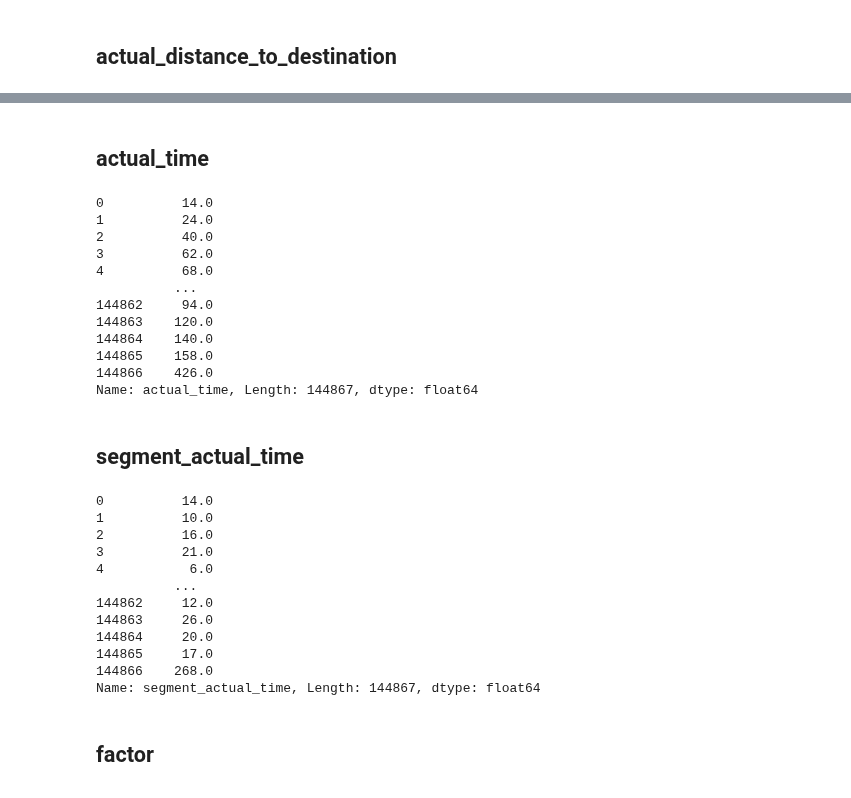
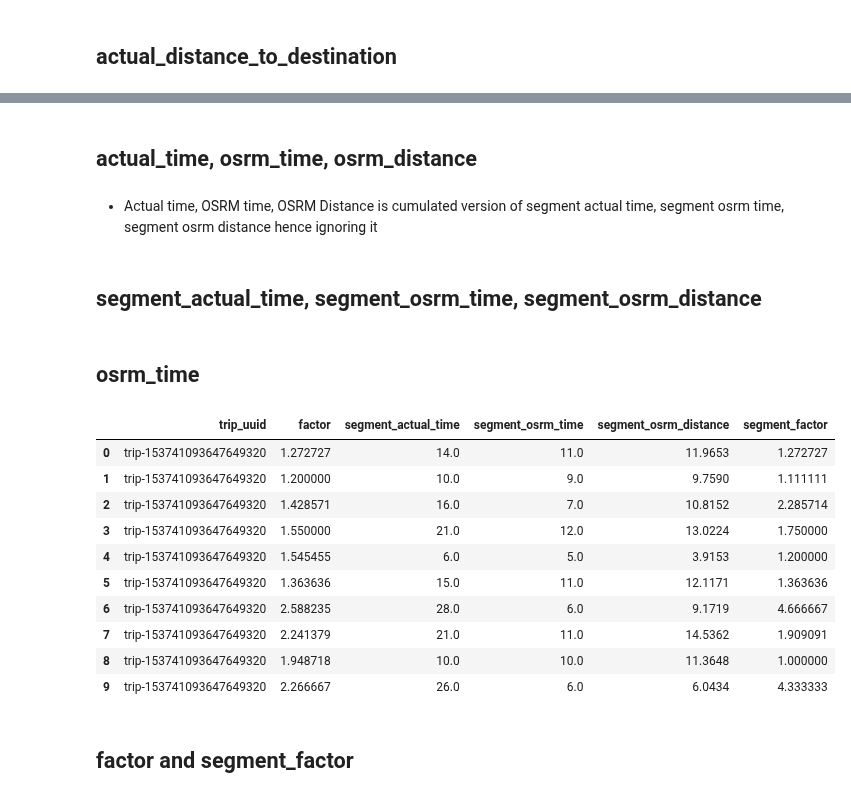
Before and after one commit to muthuganeshece/Business-Case-Study, a Jupyter notebook: Delhivery/Notebook/Delhivery_FeatureEngineering.ipynb, the cells around one changed output, grey strips where cells are left out. Saved outputs shown, nothing was run; the diff lists cells and outputs as text; code cells hidden in the pictures.

```diff
--- a/Delhivery/Notebook/Delhivery_FeatureEngineering.ipynb
+++ b/Delhivery/Notebook/Delhivery_FeatureEngineering.ipynb
@@ -408,34 +416,6 @@ sns.boxplot(data=data, x = 'actual_distance_to_destination')
 # %% [markdown]
-## actual_time
+## actual_time, osrm_time, osrm_distance
-# %%
-data['actual_time']
-# %% [output]
-0          14.0
-1          24.0
-2          40.0
-3          62.0
-4          68.0
-          ...
-144862     94.0
-144863    120.0
-144864    140.0
-144865    158.0
-144866    426.0
-Name: actual_time, Length: 144867, dtype: float64
+# %% [markdown]
+- Actual time, OSRM time, OSRM Distance is cumulated version of segment actual time, segment osrm time, segment osrm distance hence ignoring it
 # %% [markdown]
-## segment_actual_time
+## segment_actual_time, segment_osrm_time, segment_osrm_distance
-# %%
-data['segment_actual_time']
-# %% [output]
-0          14.0
-1          10.0
-2          16.0
-3          21.0
-4           6.0
-          ...
-144862     12.0
-144863     26.0
-144864     20.0
-144865     17.0
-144866    268.0
-Name: segment_actual_time, Length: 144867, dtype: float64
@@ -442,2 +426,18 @@ Name: segment_actual_time, Length: 144867, dtype: float64
+# %% [markdown]
+## osrm_time
+# %%
+data[['trip_uuid','factor','segment_actual_time', 'segment_osrm_time', 'segment_osrm_distance', 'segment_factor']].head(10)
+# %% [output]
+|  | trip_uuid | factor | segment_actual_time | segment_osrm_time | segment_osrm_distance | segment_factor |
+| 0 | trip-153741093647649320 | 1.272727 | 14.0 | 11.0 | 11.9653 | 1.272727 |
+| 1 | trip-153741093647649320 | 1.200000 | 10.0 | 9.0 | 9.7590 | 1.111111 |
+| 2 | trip-153741093647649320 | 1.428571 | 16.0 | 7.0 | 10.8152 | 2.285714 |
+| 3 | trip-153741093647649320 | 1.550000 | 21.0 | 12.0 | 13.0224 | 1.750000 |
+| 4 | trip-153741093647649320 | 1.545455 | 6.0 | 5.0 | 3.9153 | 1.200000 |
+| 5 | trip-153741093647649320 | 1.363636 | 15.0 | 11.0 | 12.1171 | 1.363636 |
+| 6 | trip-153741093647649320 | 2.588235 | 28.0 | 6.0 | 9.1719 | 4.666667 |
+| 7 | trip-153741093647649320 | 2.241379 | 21.0 | 11.0 | 14.5362 | 1.909091 |
+| 8 | trip-153741093647649320 | 1.948718 | 10.0 | 10.0 | 11.3648 | 1.000000 |
+| 9 | trip-153741093647649320 | 2.266667 | 26.0 | 6.0 | 6.0434 | 4.333333 |
 # %% [markdown]
-## factor
+## factor and segment_factor
```
Also changed, not shown: parts of 9 cells of this notebook.
